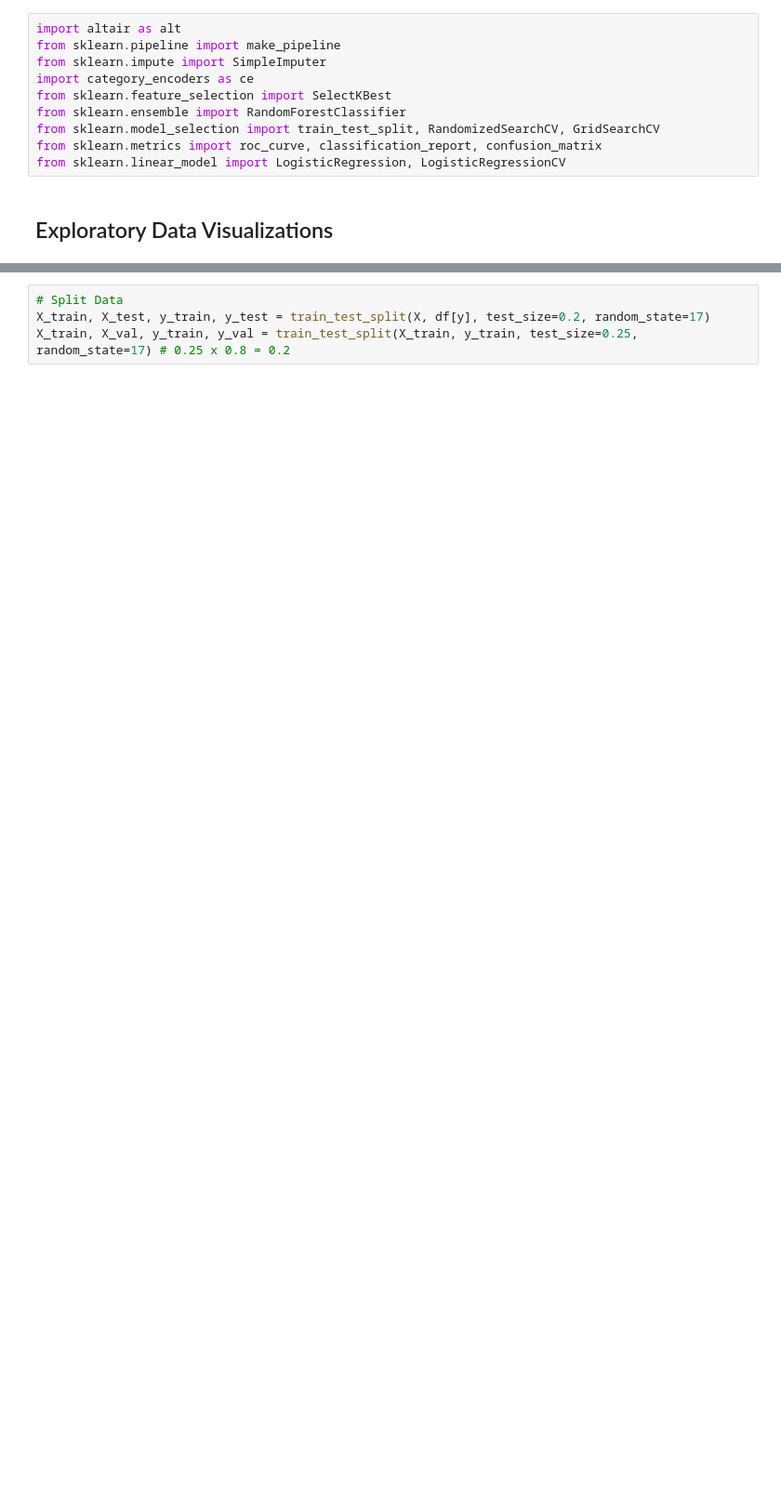
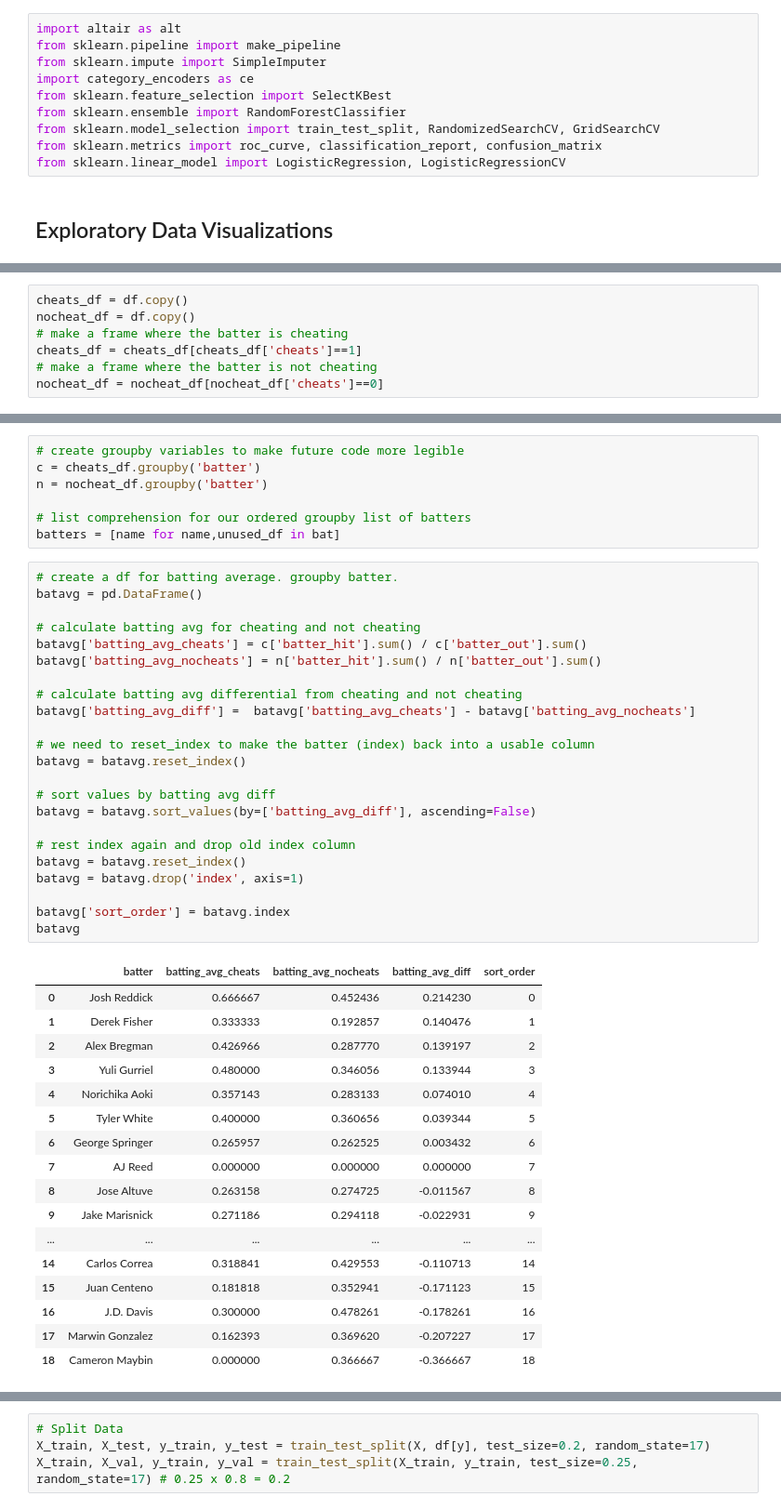
Before and after one commit to mtoce/Build2-Project, a Jupyter notebook: build2project.ipynb, the cells around one changed output, grey strips where cells are left out. Shown at 93% size. Saved outputs shown, nothing was run; the diff lists cells and outputs as text; blank space fills up the shorter version.

```diff
--- a/build2project.ipynb
+++ b/build2project.ipynb
@@ -203,0 +187,7 @@ chart
+# %%
+cheats_df = df.copy()
+nocheat_df = df.copy()
+# make a frame where the batter is cheating
+cheats_df = cheats_df[cheats_df['cheats']==1]
+# make a frame where the batter is not cheating
+nocheat_df = nocheat_df[nocheat_df['cheats']==0]
@@ -203,0 +204,48 @@ chart
+# %%
+# create groupby variables to make future code more legible
+c = cheats_df.groupby('batter')
+n = nocheat_df.groupby('batter')
+
+# list comprehension for our ordered groupby list of batters
+batters = [name for name,unused_df in bat]
+# %%
+# create a df for batting average. groupby batter.
+batavg = pd.DataFrame()
+
+# calculate batting avg for cheating and not cheating
+batavg['batting_avg_cheats'] = c['batter_hit'].sum() / c['batter_out'].sum()
+batavg['batting_avg_nocheats'] = n['batter_hit'].sum() / n['batter_out'].sum()
+
+# calculate batting avg differential from cheating and not cheating
+batavg['batting_avg_diff'] =  batavg['batting_avg_cheats'] - batavg['batting_avg_nocheats']
+
+# we need to reset_index to make the batter (index) back into a usable column
+batavg = batavg.reset_index()
+
+# sort values by batting avg diff
+batavg = batavg.sort_values(by=['batting_avg_diff'], ascending=False)
+
+# rest index again and drop old index column
+batavg = batavg.reset_index()
+batavg = batavg.drop('index', axis=1)
+
+batavg['sort_order'] = batavg.index
+batavg
+# %% [output]
+|  | batter | batting_avg_cheats | batting_avg_nocheats | batting_avg_diff | sort_order |
+| 0 | Josh Reddick | 0.666667 | 0.452436 | 0.214230 | 0 |
+| 1 | Derek Fisher | 0.333333 | 0.192857 | 0.140476 | 1 |
+| 2 | Alex Bregman | 0.426966 | 0.287770 | 0.139197 | 2 |
+| 3 | Yuli Gurriel | 0.480000 | 0.346056 | 0.133944 | 3 |
+| 4 | Norichika Aoki | 0.357143 | 0.283133 | 0.074010 | 4 |
+| 5 | Tyler White | 0.400000 | 0.360656 | 0.039344 | 5 |
+| 6 | George Springer | 0.265957 | 0.262525 | 0.003432 | 6 |
+| 7 | AJ Reed | 0.000000 | 0.000000 | 0.000000 | 7 |
+| 8 | Jose Altuve | 0.263158 | 0.274725 | -0.011567 | 8 |
+| 9 | Jake Marisnick | 0.271186 | 0.294118 | -0.022931 | 9 |
+| ... | ... | ... | ... | ... | ... |
+| 14 | Carlos Correa | 0.318841 | 0.429553 | -0.110713 | 14 |
+| 15 | Juan Centeno | 0.181818 | 0.352941 | -0.171123 | 15 |
+| 16 | J.D. Davis | 0.300000 | 0.478261 | -0.178261 | 16 |
+| 17 | Marwin Gonzalez | 0.162393 | 0.369620 | -0.207227 | 17 |
+| 18 | Cameron Maybin | 0.000000 | 0.366667 | -0.366667 | 18 |
```
Also changed, not shown: parts of 35 cells of this notebook.
